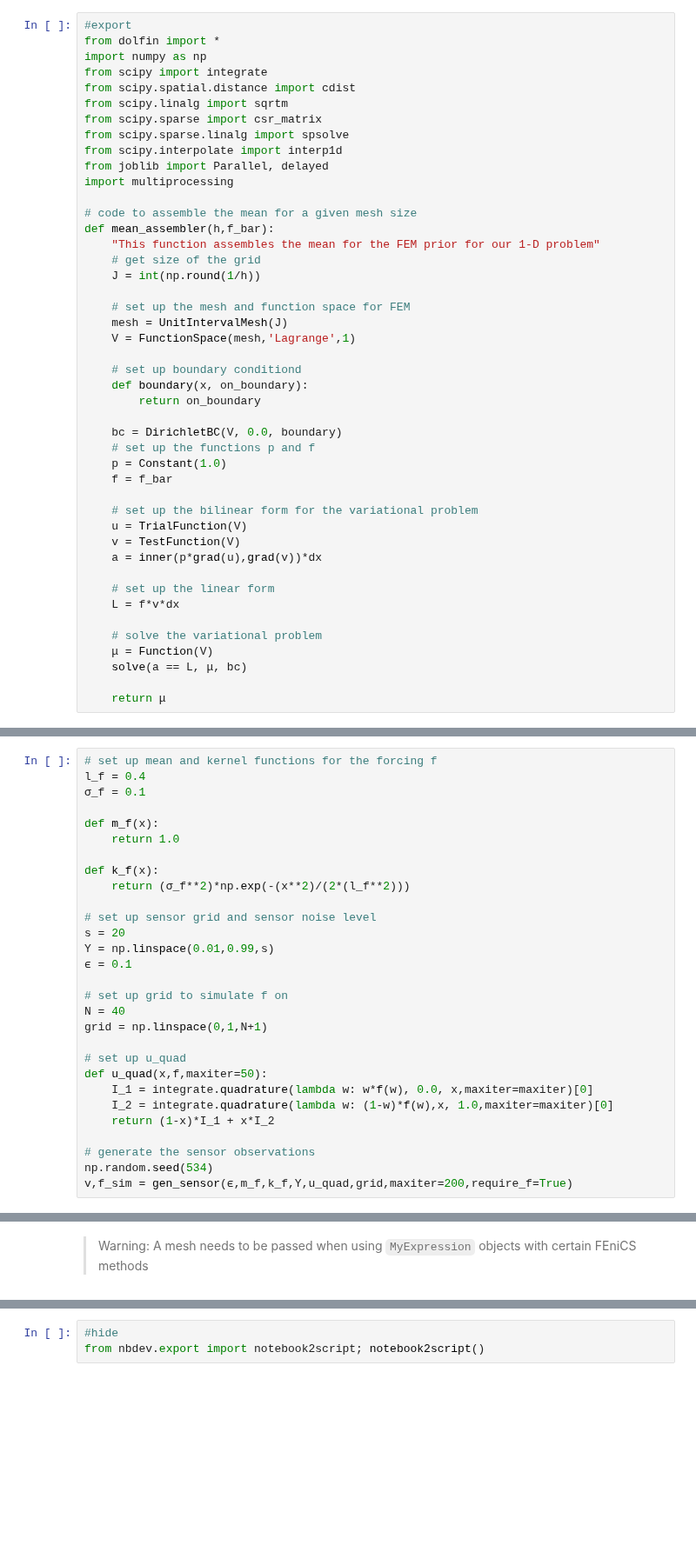
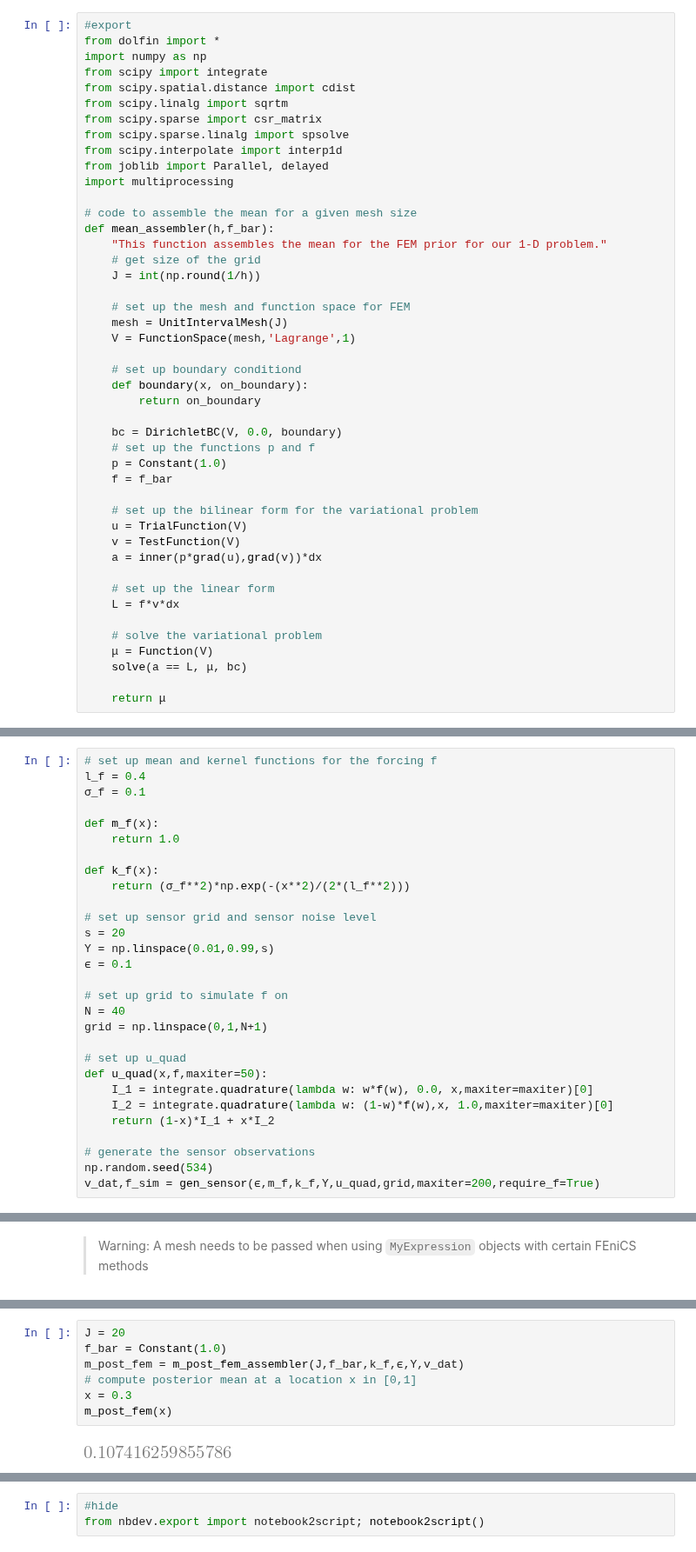
Before and after one commit to YanniPapandreou/statFEM, a Jupyter notebook: 00_oneDim.ipynb, the cells around one changed output, grey strips where cells are left out. Shown at 87% size. Drawn from its saved outputs; the diff is of its cells as text; blank space fills up the shorter version.

Commit message:
added all the code for statFEM posterior mean

```diff
--- a/00_oneDim.ipynb
+++ b/00_oneDim.ipynb
@@ -81,7 +81,7 @@ import multiprocessing
 
 # code to assemble the mean for a given mesh size
 def mean_assembler(h,f_bar):
-    "This function assembles the mean for the FEM prior for our 1-D problem"
+    "This function assembles the mean for the FEM prior for our 1-D problem."
     # get size of the grid
     J = int(np.round(1/h))
 
@@ -668,7 +668,7 @@ def u_quad(x,f,maxiter=50):
 
 # generate the sensor observations
 np.random.seed(534)
-v,f_sim = gen_sensor(ϵ,m_f,k_f,Y,u_quad,grid,maxiter=200,require_f=True)
+v_dat,f_sim = gen_sensor(ϵ,m_f,k_f,Y,u_quad,grid,maxiter=200,require_f=True)
 # %% [markdown]
 Plotting these sensor observations with the solution for this particular realisation of the forcing gives:
 # %%
@@ -745,0 +904,9 @@ array([0.        , 0.08179325, 0.12278251, 0.12279555, 0.08181789,
+# %%
+J = 20
+f_bar = Constant(1.0)
+m_post_fem = m_post_fem_assembler(J,f_bar,k_f,ϵ,Y,v_dat)
+# compute posterior mean at a location x in [0,1]
+x = 0.3
+m_post_fem(x)
+# %% [output]
+[figure, added]
```
Also changed, not shown: parts of 15 cells of this notebook, 3 other files.
